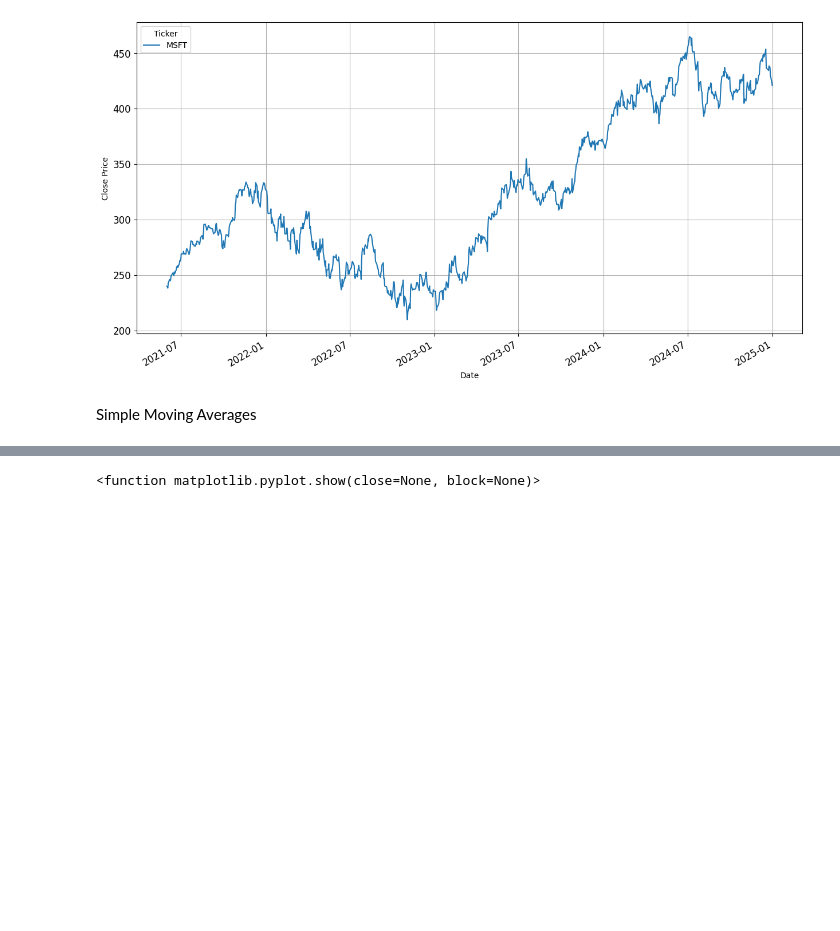
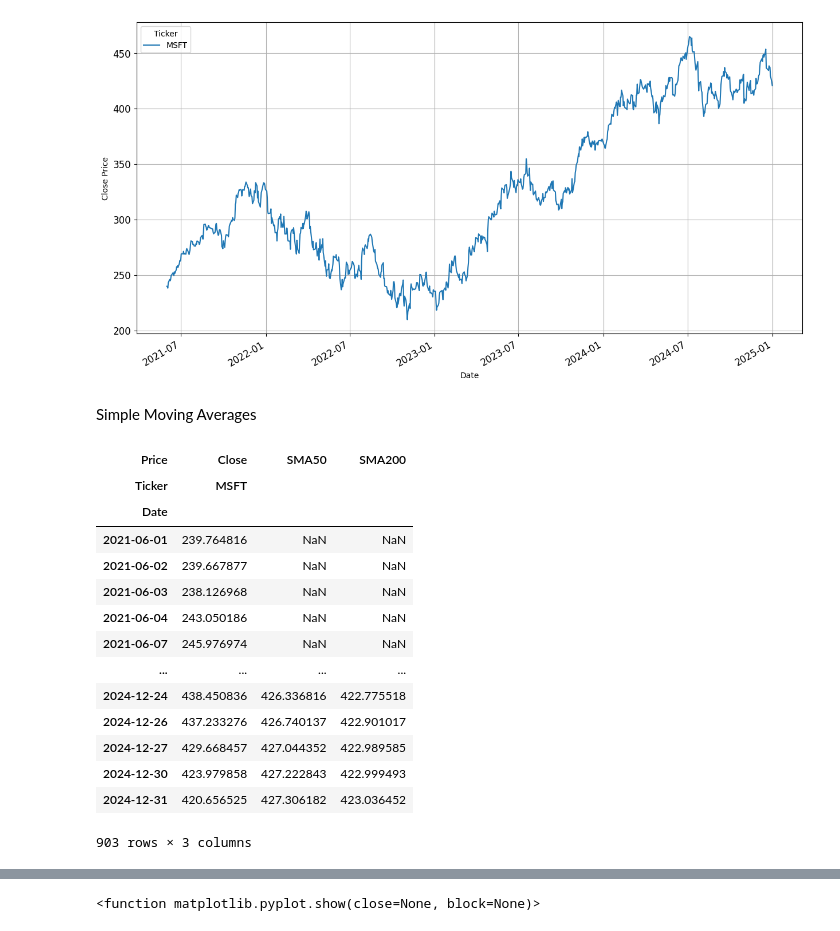
Before and after one commit to ShravaniAWanjari/moving-averages-crossover-strategy, a Jupyter notebook: EMA.ipynb, the cells around one changed output, grey strips where cells are left out. Drawn from its saved outputs; the diff is of its cells as text; code cells hidden in the pictures; blank space fills up the shorter version.

```diff
--- a/EMA.ipynb
+++ b/EMA.ipynb
@@ -43,0 +49,18 @@ Simple Moving Averages
+# %%
+data
+# %% [output]
+| Price | Close | SMA50 | SMA200 |
+| Ticker | MSFT |  |  |
+| Date |  |  |  |
+| 2021-06-01 | 239.764816 | NaN | NaN |
+| 2021-06-02 | 239.667877 | NaN | NaN |
+| 2021-06-03 | 238.126968 | NaN | NaN |
+| 2021-06-04 | 243.050186 | NaN | NaN |
+| 2021-06-07 | 245.976974 | NaN | NaN |
+| ... | ... | ... | ... |
+| 2024-12-24 | 438.450836 | 426.336816 | 422.775518 |
+| 2024-12-26 | 437.233276 | 426.740137 | 422.901017 |
+| 2024-12-27 | 429.668457 | 427.044352 | 422.989585 |
+| 2024-12-30 | 423.979858 | 427.222843 | 422.999493 |
+| 2024-12-31 | 420.656525 | 427.306182 | 423.036452 |
+903 rows × 3 columns
```
Also changed, not shown: parts of 6 cells of this notebook.
